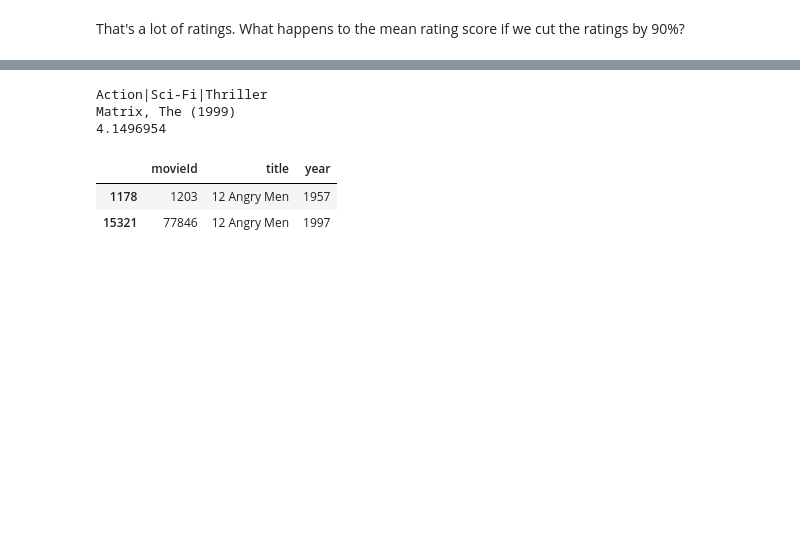
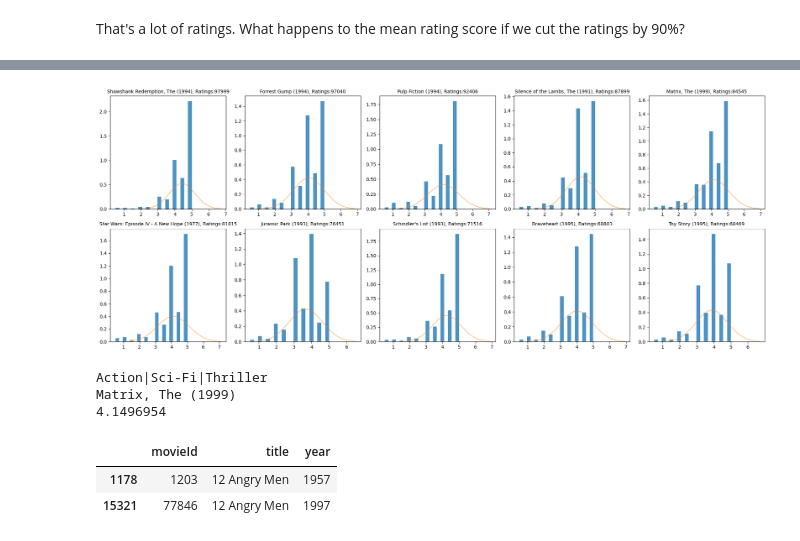
Before and after one commit to wlinds/ITHS-AI22-ML, a Jupyter notebook: Labb/ml-recommender.ipynb, the cells around one changed output, grey strips where cells are left out. Saved outputs shown, nothing was run; the diff lists cells and outputs as text; code cells hidden in the pictures; blank space fills up the shorter version.

Commit message:
continue testing sample frac, new plot top movies

```diff
--- a/Labb/ml-recommender.ipynb
+++ b/Labb/ml-recommender.ipynb
@@ -119,21 +135,6 @@ else:
 # %% [markdown]
 ## Most rated movies
-# %%
-def get_genre(mId):
-    return df_genres.loc[df_movies['movieId']==mId]['genres'].iloc[0]
-
-def get_title(mId):
-    return df_movies.loc[df_movies['movieId']==mId]['title'].iloc[0]
-
-def get_movieId(movie_name):
-    return df_movies[df_movies['title'].str.contains(movie_name, case=False)]
-
-def get_rating(mId):
-    return df_ratings.loc[df_ratings['movieId'] == mId]['rating'].mean()
 # %%
-def get_rating(mId):
-    return df_ratings.loc[df_ratings['movieId'] == mId]['rating'].mean()
-
 def most_rated(n, include_index=False, include_movieId=False, include_rating=False):
     top = df_ratings['movieId'].value_counts().head(n).index
 
@@ -153,7 +154,7 @@ def most_rated(n, include_index=False, include_movieId=False, include_rating=Fal
         print('\n', end='')
 
 
-most_rated(5, include_index=False, include_movieId=True, include_rating=True)
+most_rated(10, include_index=False, include_movieId=True, include_rating=True)
 # %% [output]
 Shawshank Redemption, The (1994)
 movieId: 318
@@ -304,3 +293,42 @@ Rating: 4.15
+# %%
+# let's look at the distribution of ratings for the top movies
+top_10_movieId = [318, 356, 296, 593, 2571, 260, 480, 527, 110, 1]
+
+def plot_rating_dist(movie_list):
+    n_cols, n_rows = int(np.ceil(len(movie_list) / 2)), min(2, len(movie_list))
+    fig, axs = plt.subplots(nrows=n_rows, ncols=n_cols, figsize=(4*n_cols, 8))
+
+    for i, movieId in enumerate(movie_list):
+        ratings = get_rating(movieId, get_mean=False)
+
+        # Calculate the row and column index for the current subplot
+        row = i // n_cols
+        col = i % n_cols
+
+        # Plot a histogram of the ratings on the current subplot
+        axs[row, col].hist(ratings, bins=20, density=True, alpha=0.8)
+
+        mean_rating = ratings.mean()
+        std_rating = ratings.std()
+
+        # Create a normal probability density function with the same mean and standard deviation as the ratings
+        x = np.linspace(mean_rating - 3 * std_rating, mean_rating + 3 * std_rating, 100)
+        y = 1 / (np.sqrt(2 * np.pi) * std_rating) * np.exp(-0.5 * ((x - mean_rating) / std_rating) ** 2)
+
+        axs[row, col].plot(x, y, alpha=0.5) # Overlay the normal probability density function on the histogram
+        axs[row, col].set_title(f'{get_title(movieId)}, Ratings:{len(ratings)}', fontsize=10)
+
+    if my_time == 'night':
+        font_color='#000000'
+    else:
+        font_color='#FFFFFF'
+
+    plt.tight_layout()
+    plt.show()
+
+plot_rating_dist(top_10_movieId)
+# %% [output]
+[figure, added]
 # %%
 print(get_genre(2571))
 print(get_title(2571))
```
Also changed, not shown: parts of 13 cells of this notebook.
